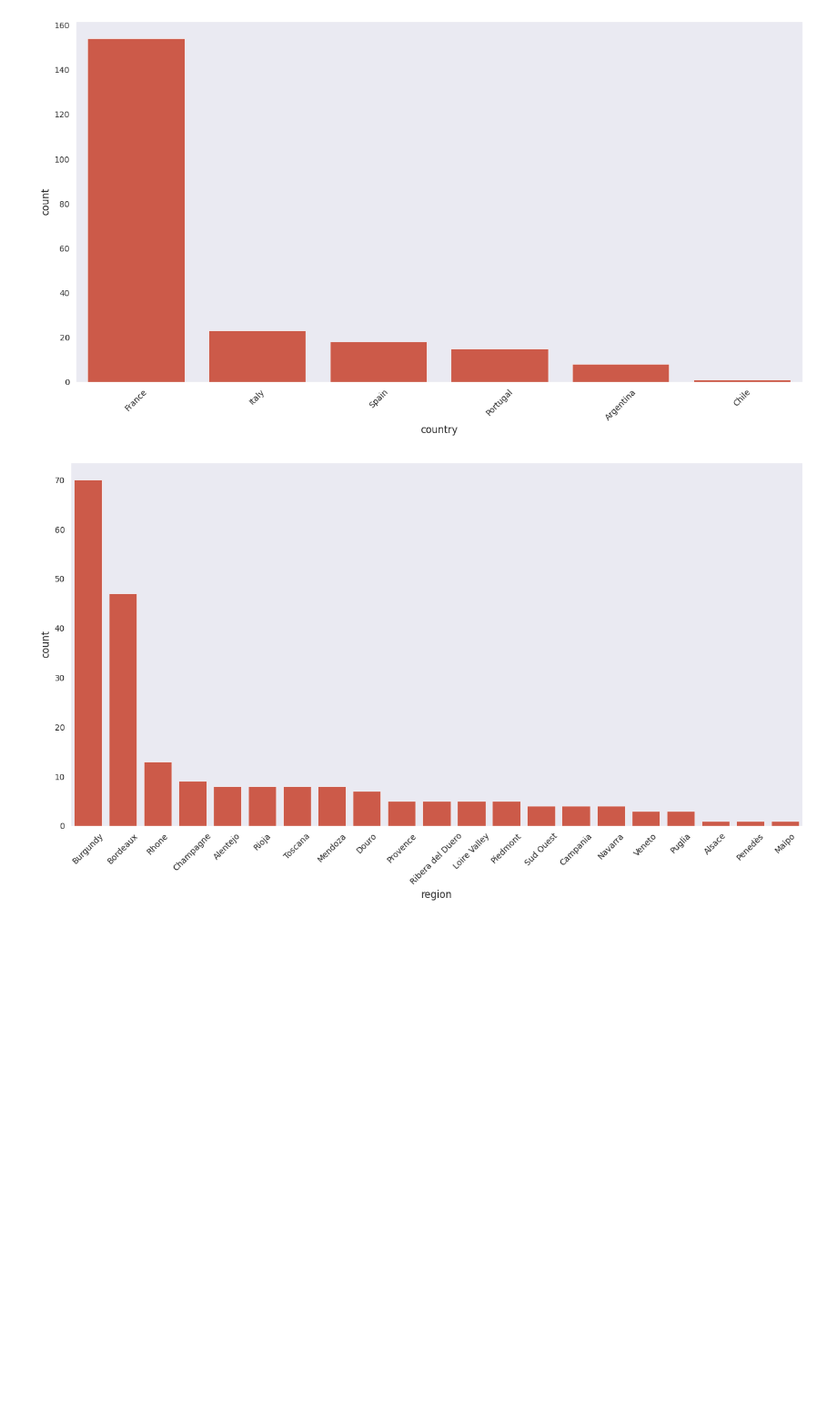
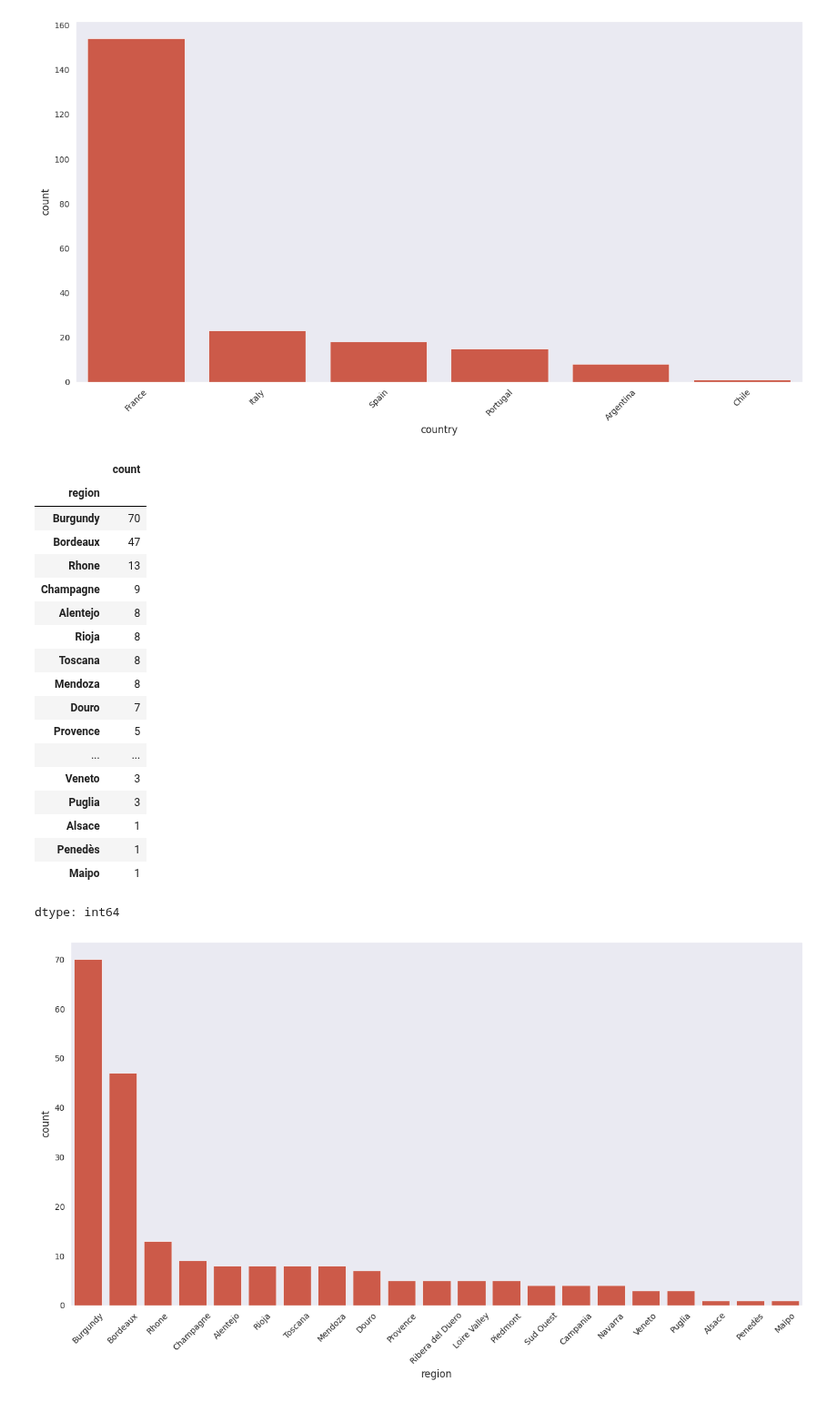
Before and after one commit to awildt01/Zeitreihenanalyse-zur-Nachfrageprognose., a Jupyter notebook: Zeitreihenanalyse_zur_Nachfrageprognose.ipynb, the cells around one changed output. Shown at 91% size. Saved outputs shown, nothing was run; the diff lists cells and outputs as text; code cells hidden in the pictures; blank space fills up the shorter version.

```diff
--- a/Zeitreihenanalyse_zur_Nachfrageprognose.ipynb
+++ b/Zeitreihenanalyse_zur_Nachfrageprognose.ipynb
@@ -425,6 +433,29 @@ plt.xticks(rotation=45)
 plt.show();
 # %% [output]
 [figure]
+# %%
+# quantidade de vinhos por
+df_products_raw.region.value_counts(ascending=False)
+# %% [output]
+|  | count |
+| region |  |
+| Burgundy | 70 |
+| Bordeaux | 47 |
+| Rhone | 13 |
+| Champagne | 9 |
+| Alentejo | 8 |
+| Rioja | 8 |
+| Toscana | 8 |
+| Mendoza | 8 |
+| Douro | 7 |
+| Provence | 5 |
+| ... | ... |
+| Veneto | 3 |
+| Puglia | 3 |
+| Alsace | 1 |
+| Penedès | 1 |
+| Maipo | 1 |
+dtype: int64
 # %%
 f, ax = plt.subplots(figsize=(16, 8))
 sns.countplot(x=df_products_raw.region, order=df_products_raw.region.value_counts().index);
```
Also changed, not shown: parts of 1 cell of this notebook.
